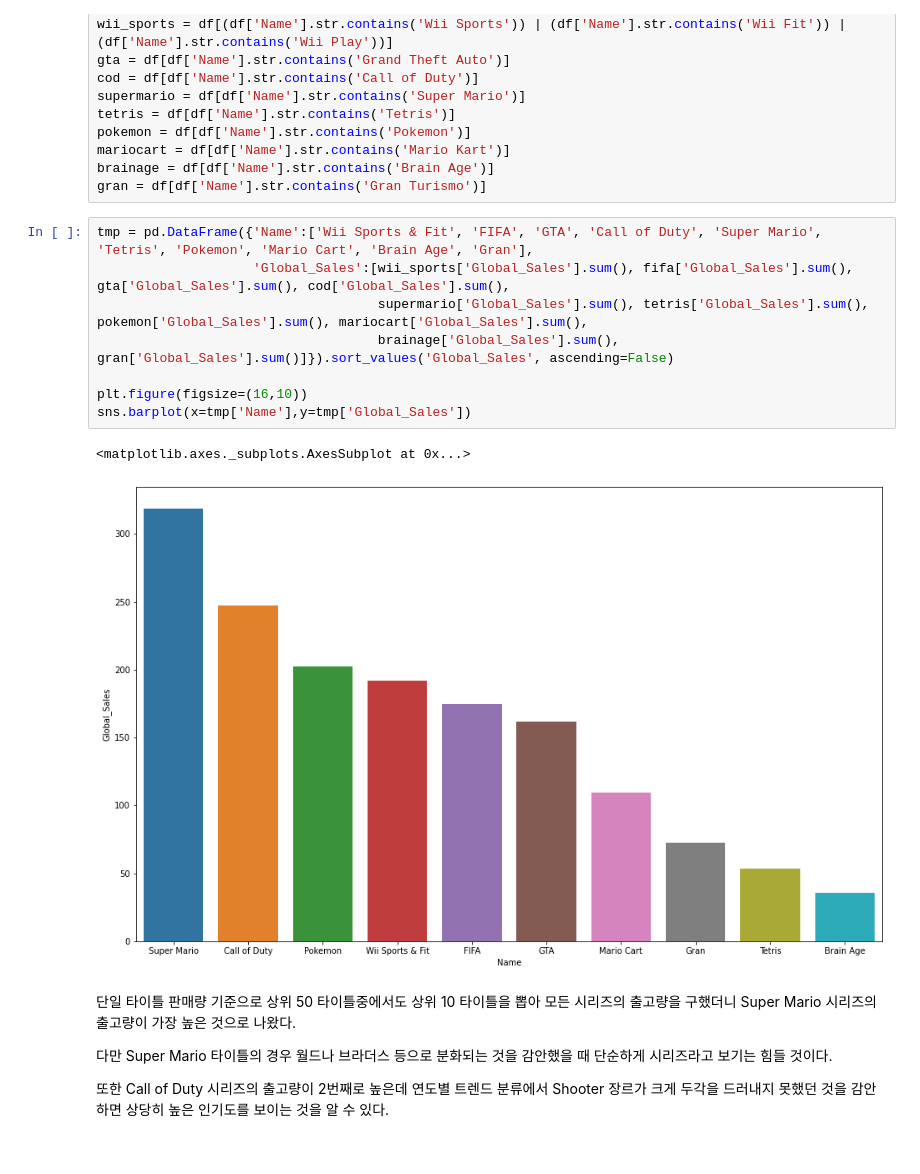
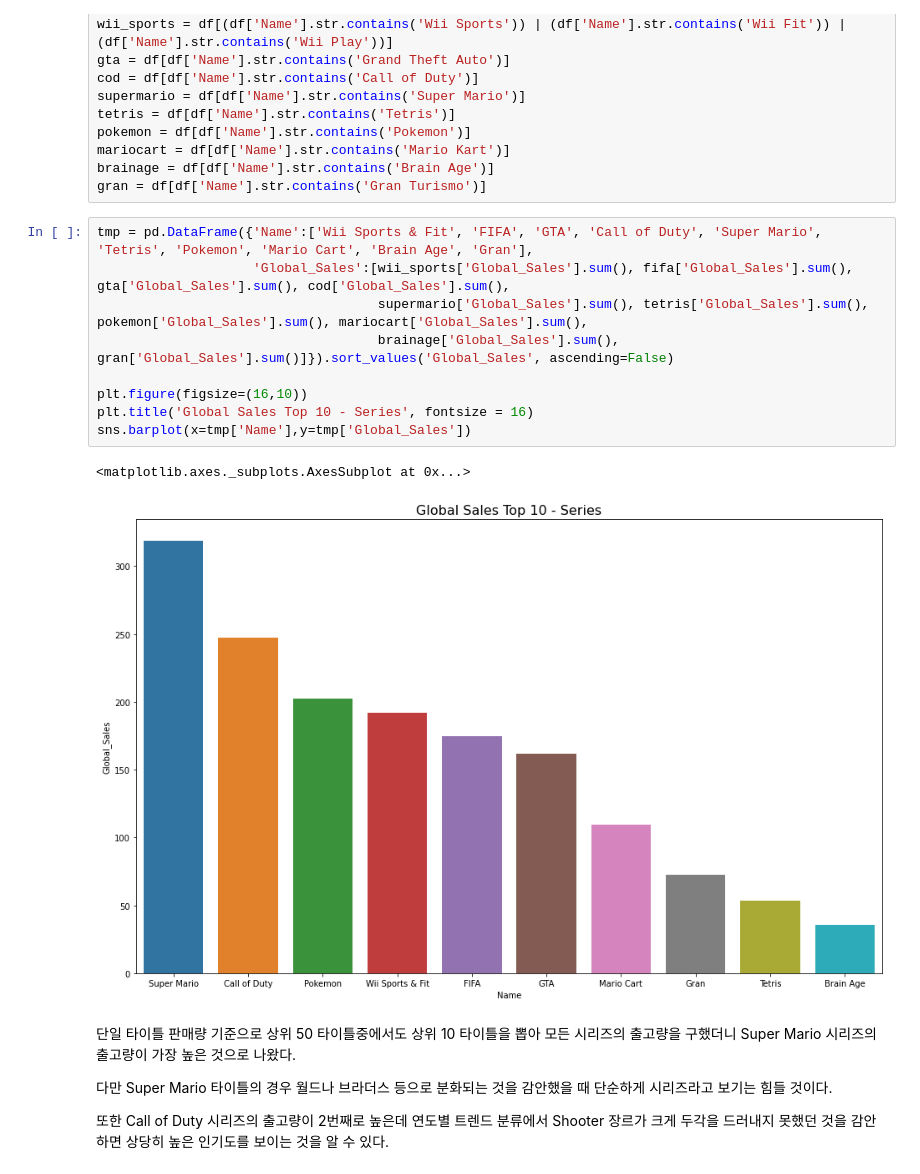
Before and after one commit to ORCT/ds-section1-project, a Jupyter notebook: Q3_max_sold_game_analyze.ipynb, the cells around one changed output. Cells and saved outputs as stored; diff of their text form.

```diff
--- a/Q3_max_sold_game_analyze.ipynb
+++ b/Q3_max_sold_game_analyze.ipynb
@@ -160,14 +165,15 @@ gran = df[df['Name'].str.contains('Gran Turismo')]
 # %%
 tmp = pd.DataFrame({'Name':['Wii Sports & Fit', 'FIFA', 'GTA', 'Call of Duty', 'Super Mario', 'Tetris', 'Pokemon', 'Mario Cart', 'Brain Age', 'Gran'],
                     'Global_Sales':[wii_sports['Global_Sales'].sum(), fifa['Global_Sales'].sum(), gta['Global_Sales'].sum(), cod['Global_Sales'].sum(),
                                     supermario['Global_Sales'].sum(), tetris['Global_Sales'].sum(), pokemon['Global_Sales'].sum(), mariocart['Global_Sales'].sum(),
                                     brainage['Global_Sales'].sum(), gran['Global_Sales'].sum()]}).sort_values('Global_Sales', ascending=False)
 
 plt.figure(figsize=(16,10))
+plt.title('Global Sales Top 10 - Series', fontsize = 16)
 sns.barplot(x=tmp['Name'],y=tmp['Global_Sales'])
 # %% [output]
 <matplotlib.axes._subplots.AxesSubplot at 0x...>
-[figure, old version]
+[figure, new version]
 # %% [markdown]
 단일 타이틀 판매량 기준으로 상위 50 타이틀중에서도 상위 10 타이틀을 뽑아 모든 시리즈의 출고량을 구했더니 Super Mario 시리즈의 출고량이 가장 높은 것으로 나왔다.
 
```
Also changed, not shown: parts of 8 cells of this notebook.
